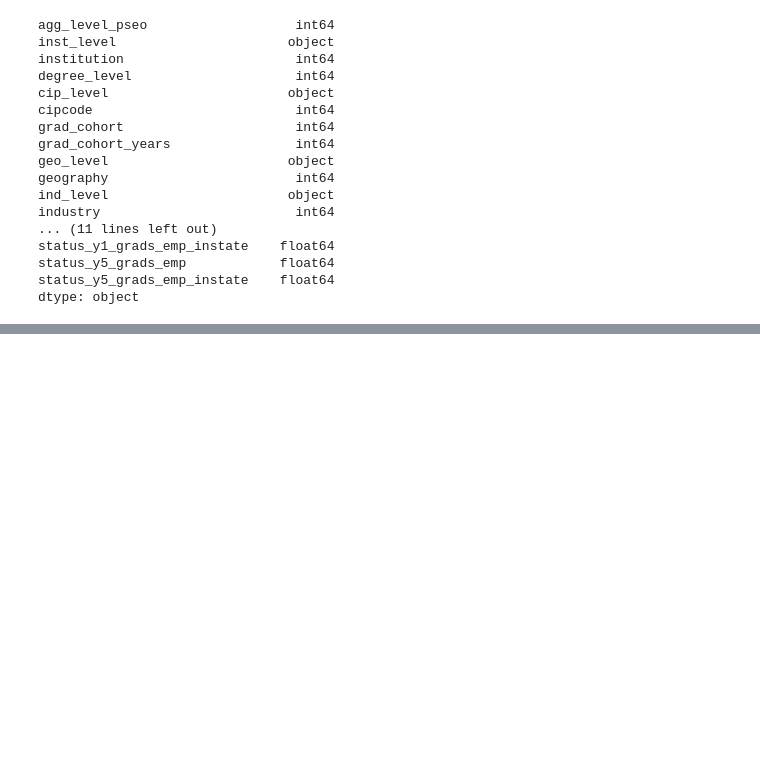
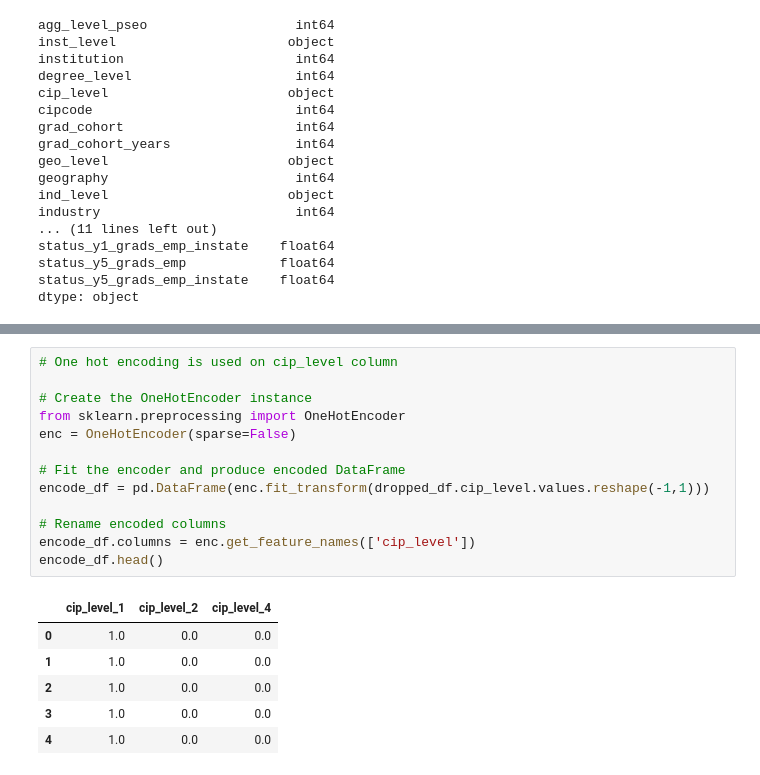
Before and after one commit to adinfinitum225/final_project, a Jupyter notebook: Sample_Machine.ipynb, the cells around one changed output, grey strips where cells are left out. Drawn from its saved outputs; the diff is of its cells as text; blank space fills up the shorter version.

```diff
--- a/Sample_Machine.ipynb
+++ b/Sample_Machine.ipynb
@@ -72,0 +116,20 @@ dtype: object
+# %%
+# One hot encoding is used on cip_level column
+
+# Create the OneHotEncoder instance
+from sklearn.preprocessing import OneHotEncoder
+enc = OneHotEncoder(sparse=False)
+
+# Fit the encoder and produce encoded DataFrame
+encode_df = pd.DataFrame(enc.fit_transform(dropped_df.cip_level.values.reshape(-1,1)))
+
+# Rename encoded columns
+encode_df.columns = enc.get_feature_names(['cip_level'])
+encode_df.head()
+# %% [output]
+|  | cip_level_1 | cip_level_2 | cip_level_4 |
+| 0 | 1.0 | 0.0 | 0.0 |
+| 1 | 1.0 | 0.0 | 0.0 |
+| 2 | 1.0 | 0.0 | 0.0 |
+| 3 | 1.0 | 0.0 | 0.0 |
+| 4 | 1.0 | 0.0 | 0.0 |
```
Also changed, not shown: parts of 21 cells of this notebook.
